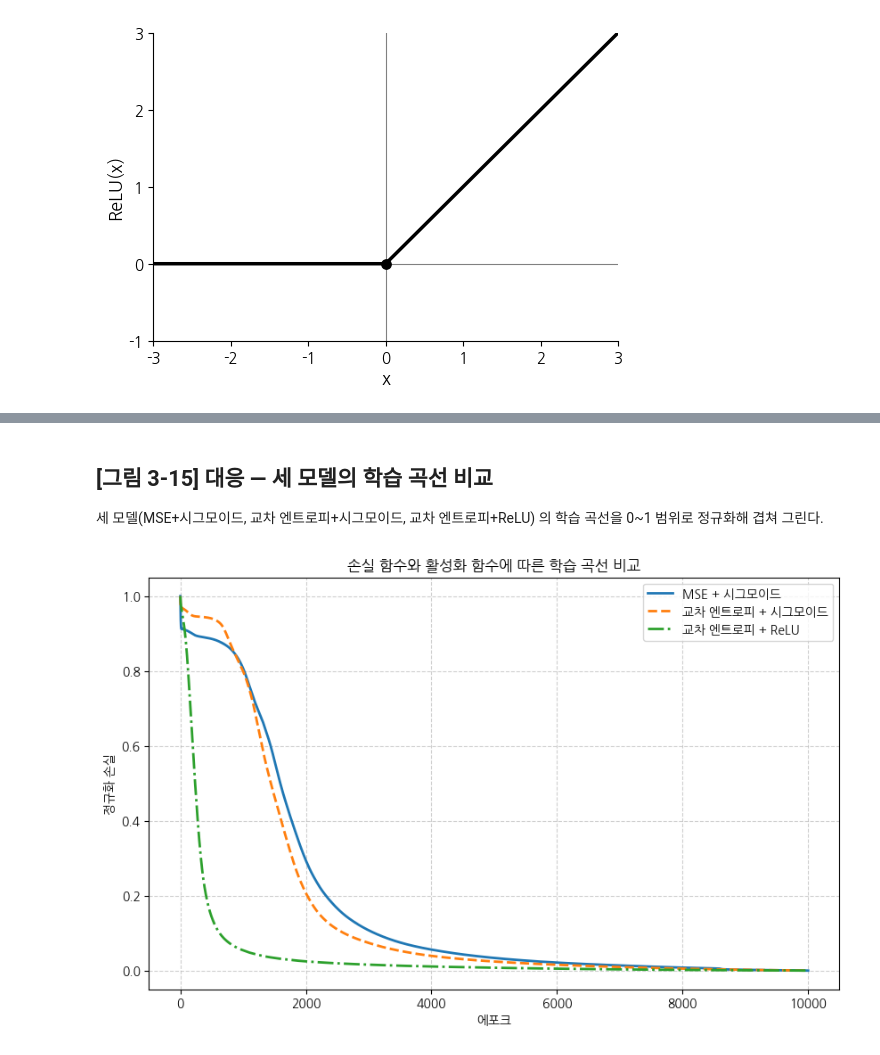
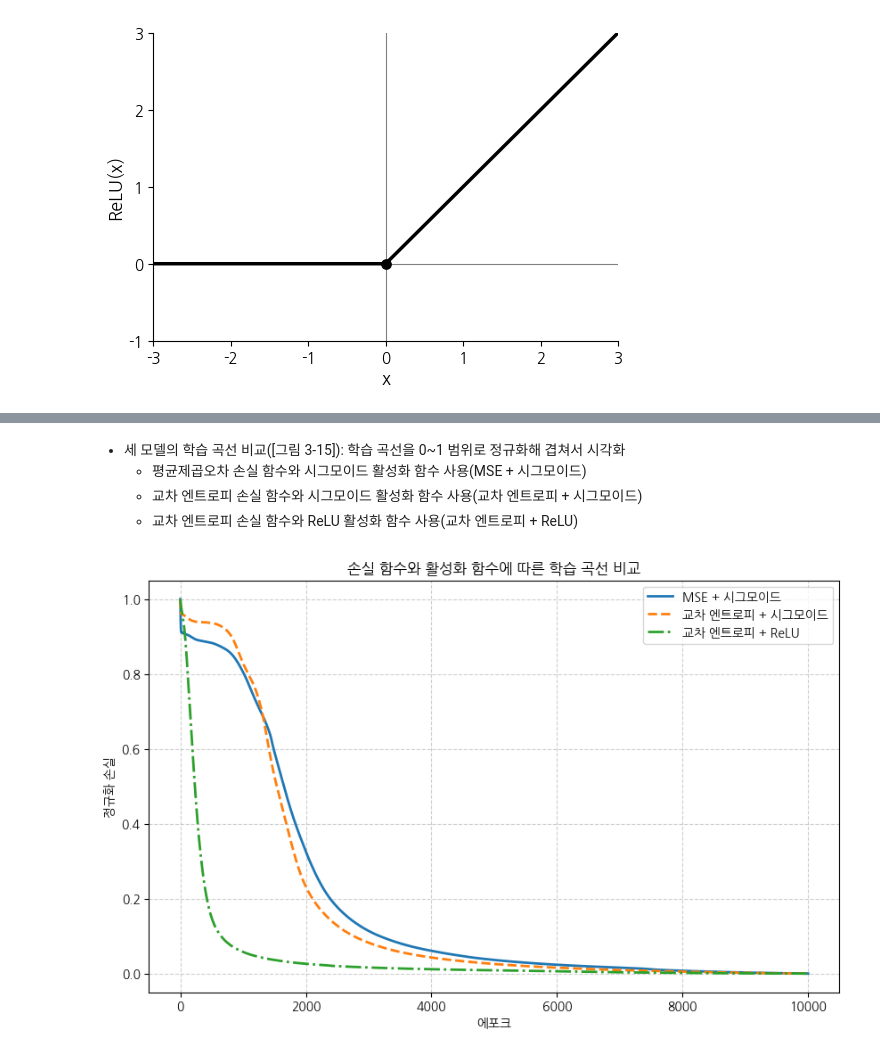
Before and after one commit to crapas/dl-pytorch, a Jupyter notebook: code_examples/ch03/03-03_example.ipynb, the cells around one changed output, grey strips where cells are left out. Saved outputs shown, nothing was run; the diff lists cells and outputs as text; code cells hidden in the pictures.

```diff
--- a/code_examples/ch03/03-03_example.ipynb
+++ b/code_examples/ch03/03-03_example.ipynb
@@ -593,0 +434,29 @@ log_celoss = train(model_celoss, X_train, Y_train, criterion, optimizer, EPOCHS)
+# %%
+########################################################################################
+# 코드 3-17 - 계층의 묶음 블록을 정의하고, 이를 사용해 모델 만들기
+########################################################################################
+
+# 선형 계층과 활성화 계층을 묶은 계층 블록 클래스
+class MLPComponentBlock(nn.Sequential):
+    # 생성자 메서드: 바뀔 수 있는 계층 객체 생성 인자를 생성자 인자로 받아 유연하게 구성
+    def __init__(self, in_features, out_features):
+        # super()는 nn.Sequential이므로, nn.Sequential 객체 생성 방법을 따른다.
+        super().__init__(nn.Linear(in_features, out_features), nn.Sigmoid())
+    # nn.Sequential의 파생 클래스는 forward() 메서드를 생략해도 됨(필요한 경우만 추가)
+
+# 정의한 계층 블록 클래스(MLPComponentBlock)를 사용해 모델 정의
+class SpiralMLP2(nn.Module):
+    def __init__(self, hidden_dim):
+        super().__init__()
+        self.hidden_block1 = MLPComponentBlock(2, hidden_dim)
+        self.hidden_block2 = MLPComponentBlock(hidden_dim, hidden_dim)
+        self.output_block = MLPComponentBlock(hidden_dim, 3)
+
+    def forward(self, x):
+        x = self.hidden_block1(x)
+        x = self.hidden_block2(x)
+        x = self.output_block(x)
+        return x
+
+model = SpiralMLP2(HIDDEN_DIM)
+print(model)
@@ -681,5 +817,7 @@ viz._finalize(fig)
 # %%
-# 코드 3-29 - ReLU 활성화 함수를 적용해 만든 모델
+########################################################################################
+# 코드 3-28 - ReLU 활성화 함수를 적용해 만든 모델
+########################################################################################
 
 # 은닉층의 Sigmoid 활성화 함수를 ReLU 활성화 함수로 교체한 다층 퍼셉트론 모델
 layers_dict = OrderedDict([
@@ -693,7 +831,5 @@ layers_dict = OrderedDict([
 model_relu = nn.Sequential(layers_dict)         # 모델 객체 생성
 optimizer = optim.Adam(model_relu.parameters(), lr=LR)
 # 교차 엔트로피 손실 함수(nn.CrossEntropyLoss)를 재사용해 모델 학습
-log_relu = train(
-    model_relu, X_train, Y_train, criterion, optimizer, EPOCHS
-)
+log_relu = train(model_relu, X_train, Y_train, criterion, optimizer, EPOCHS)
 # %% [output]
@@ -722,19 +858,20 @@ ReLU 모델 분류 정확도: 93.33%
-# %% [markdown]
-## [그림 3-15] 대응 — 세 모델의 학습 곡선 비교
-
-세 모델(MSE+시그모이드, 교차 엔트로피+시그모이드, 교차 엔트로피+ReLU) 의 학습 곡선을 0~1 범위로 정규화해 겹쳐 그린다.
+# %% [markdown]
+- 세 모델의 학습 곡선 비교([그림 3-15]): 학습 곡선을 0~1 범위로 정규화해 겹쳐서 시각화
+    - 평균제곱오차 손실 함수와 시그모이드 활성화 함수 사용(MSE + 시그모이드)
+    - 교차 엔트로피 손실 함수와 시그모이드 활성화 함수 사용(교차 엔트로피 + 시그모이드)
+    - 교차 엔트로피 손실 함수와 ReLU 활성화 함수 사용(교차 엔트로피 + ReLU)
 # %%
-# [그림 3-15] - 세 모델 학습 곡선 비교 (0-1 범위로 정규화해 비교)
+# 세 모델 학습 곡선 비교(0-1 범위로 정규화해 비교)([그림 3-15])
 losses_relu = log_relu.history['손실']
 
 viz.plot_histories(
     {
         'MSE + 시그모이드': normalize(losses),
         '교차 엔트로피 + 시그모이드': normalize(losses_celoss),
         '교차 엔트로피 + ReLU': normalize(losses_relu),
     },
     title='손실 함수와 활성화 함수에 따른 학습 곡선 비교',
-    y_label='정규화 손실',
+    y_label='정규화 손실'
 )
 # %% [output]
-[figure, old version]
+[figure, new version]
```
Also changed, not shown: parts of 116 cells of this notebook, 4 other files.
